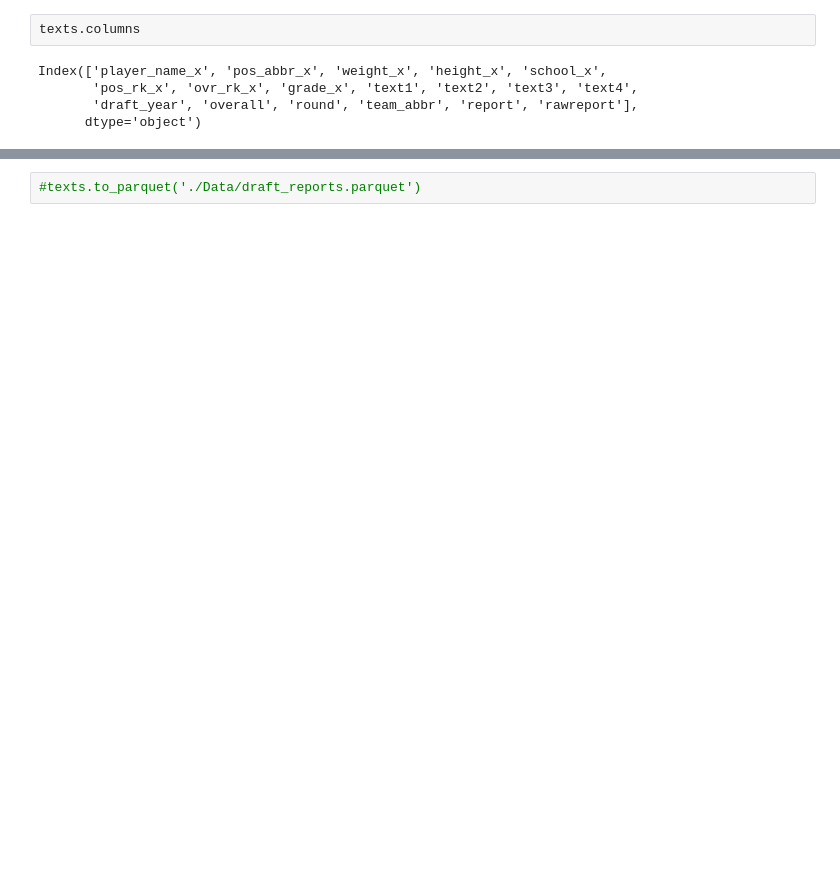
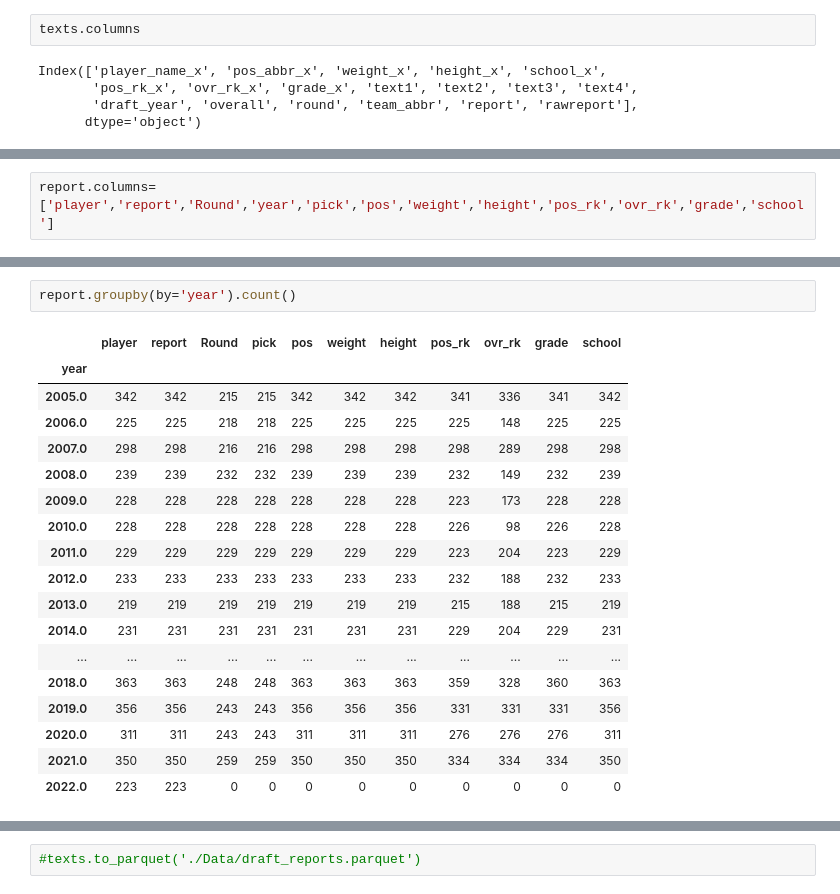
Before and after one commit to jpalgon/Draft_Scouting, a Jupyter notebook: Data Cleaning.ipynb, the cells around one changed output, grey strips where cells are left out. Saved outputs shown, nothing was run; the diff lists cells and outputs as text; blank space fills up the shorter version.

```diff
--- a/Data Cleaning.ipynb
+++ b/Data Cleaning.ipynb
@@ -427,0 +396,2 @@ combine2022
+# %%
+report.columns=['player','report','Round','year','pick','pos','weight','height','pos_rk','ovr_rk','grade','school']
@@ -427,0 +414,21 @@ combine2022
+# %%
+report.groupby(by='year').count()
+# %% [output]
+|  | player | report | Round | pick | pos | weight | height | pos_rk | ovr_rk | grade | school |
+| year |  |  |  |  |  |  |  |  |  |  |  |
+| 2005.0 | 342 | 342 | 215 | 215 | 342 | 342 | 342 | 341 | 336 | 341 | 342 |
+| 2006.0 | 225 | 225 | 218 | 218 | 225 | 225 | 225 | 225 | 148 | 225 | 225 |
+| 2007.0 | 298 | 298 | 216 | 216 | 298 | 298 | 298 | 298 | 289 | 298 | 298 |
+| 2008.0 | 239 | 239 | 232 | 232 | 239 | 239 | 239 | 232 | 149 | 232 | 239 |
+| 2009.0 | 228 | 228 | 228 | 228 | 228 | 228 | 228 | 223 | 173 | 228 | 228 |
+| 2010.0 | 228 | 228 | 228 | 228 | 228 | 228 | 228 | 226 | 98 | 226 | 228 |
+| 2011.0 | 229 | 229 | 229 | 229 | 229 | 229 | 229 | 223 | 204 | 223 | 229 |
+| 2012.0 | 233 | 233 | 233 | 233 | 233 | 233 | 233 | 232 | 188 | 232 | 233 |
+| 2013.0 | 219 | 219 | 219 | 219 | 219 | 219 | 219 | 215 | 188 | 215 | 219 |
+| 2014.0 | 231 | 231 | 231 | 231 | 231 | 231 | 231 | 229 | 204 | 229 | 231 |
+| ... | ... | ... | ... | ... | ... | ... | ... | ... | ... | ... | ... |
+| 2018.0 | 363 | 363 | 248 | 248 | 363 | 363 | 363 | 359 | 328 | 360 | 363 |
+| 2019.0 | 356 | 356 | 243 | 243 | 356 | 356 | 356 | 331 | 331 | 331 | 356 |
+| 2020.0 | 311 | 311 | 243 | 243 | 311 | 311 | 311 | 276 | 276 | 276 | 311 |
+| 2021.0 | 350 | 350 | 259 | 259 | 350 | 350 | 350 | 334 | 334 | 334 | 350 |
+| 2022.0 | 223 | 223 | 0 | 0 | 0 | 0 | 0 | 0 | 0 | 0 | 0 |
```
Also changed, not shown: parts of 53 cells of this notebook, 3 other files.
